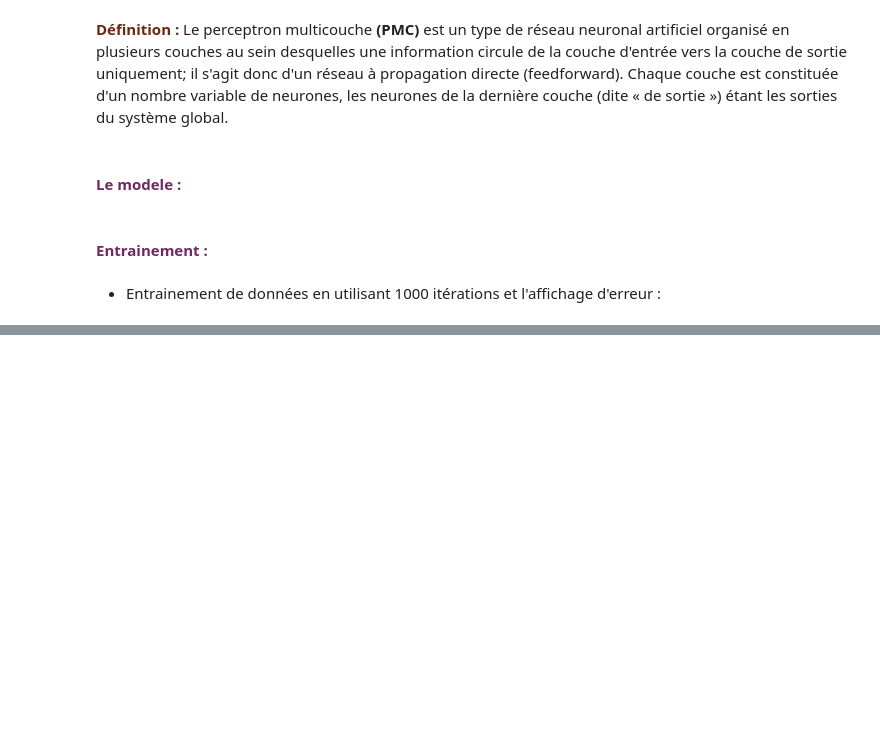
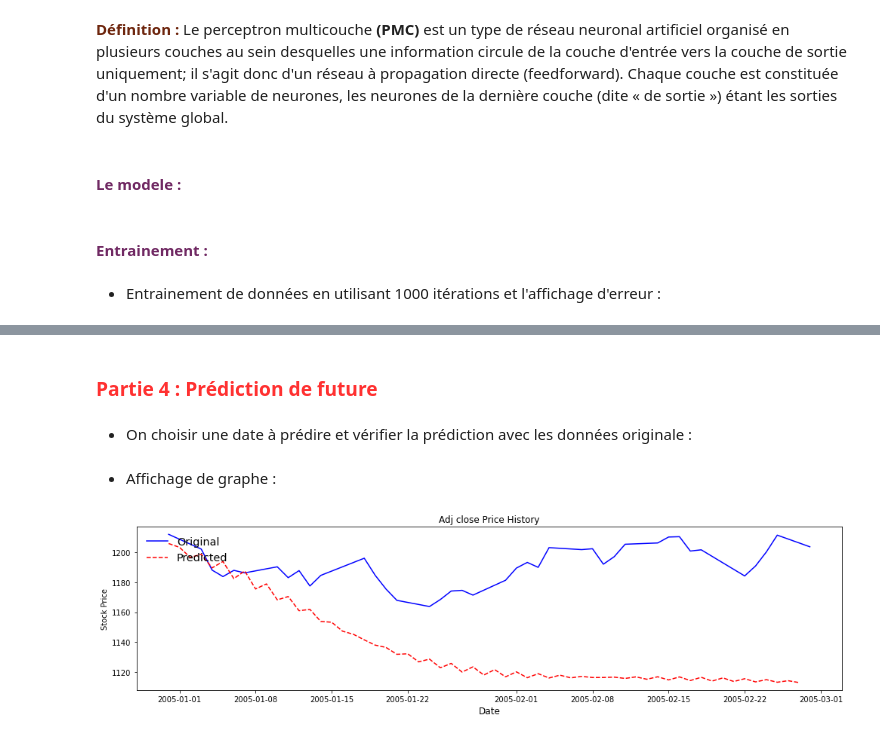
Before and after one commit to AymaneBOUJELLABA/ProjetRNA, a Jupyter notebook: Mini-projet_RNA_Partie1.ipynb, the cells around one changed output, grey strips where cells are left out. Drawn from its saved outputs; the diff is of its cells as text; code cells hidden in the pictures; blank space fills up the shorter version.

```diff
--- a/Mini-projet_RNA_Partie1.ipynb
+++ b/Mini-projet_RNA_Partie1.ipynb
@@ -196,8 +226,8 @@ dataset_test = scaler.transform(dataset_test)
 def create_dataset(df):
     x = []
     y = []
-    for i in range(5, df.shape[0]):
-        x.append(df[i-5:i, 0:])
+    for i in range(9, df.shape[0]):
+        x.append(df[i-9:i, 0:])
         y.append(df[i, 0:])
     x = np.array(x)
     y = np.array(y)
@@ -209,5 +239,6 @@ def create_dataset(df):
     </li>
 </ul>
 # %%
-x_train, y_train = create_dataset(dataset_train)
-x_test, y_test = create_dataset(dataset_test)
+#séparation des données d'entrainement et de test en x et y, x étant un groupe de 9 jours et y le 10ème jours
+x_train, y_train = create_dataset(train)
+x_test, y_test = create_dataset(test)
@@ -470,0 +726,2 @@ print(r2_score(y_test, predictions.T))
+# %% [markdown]
+<h3 style=" color : #FF3131">Partie 4 : Prédiction de future </h3>
@@ -470,0 +763,37 @@ print(r2_score(y_test, predictions.T))
+# %% [markdown]
+<ul>
+    <li>
+       On choisir une date à prédire et vérifier la prédiction avec les données originale :
+    </li>
+</ul>
+# %%
+d0 = datetime(2005,2,28)
+futurevalues = predict_future(data=sp500_data,pmc=pmc,finaldate=d0)
+
+d_start = sp500_data.index[-1]
+verify500 = pdr.DataReader('^GSPC', 'yahoo', d_start, d0)
+# %% [markdown]
+<ul>
+    <li>
+       Affichage de graphe :
+    </li>
+</ul>
+# %%
+g, axes = plt.subplots(figsize=(14,4))
+
+#-----------------------------------------OriginaL----------------------------------
+# First Subplot:"Close Price History"
+axes.plot(verify500.index, verify500["Adj Close"], color="blue", label ='Original')
+axes.set_xlabel("Date", fontsize=12)
+axes.set_ylabel("Stock Price")
+axes.set_title("Adj close Price History")
+
+# Second Subplot:"Adj close Price History"
+axes.plot(futurevalues.index, futurevalues["Adj Close"],'r--', label ='Predicted')
+axes.set_xlabel("Date", fontsize=12)
+axes.set_ylabel("Stock Price")
+axes.legend(loc='upper left', frameon=False, fontsize='x-large')
+plt.tight_layout()
+plt.show()
+# %% [output]
+[figure, added]
```
Also changed, not shown: parts of 43 cells of this notebook.
